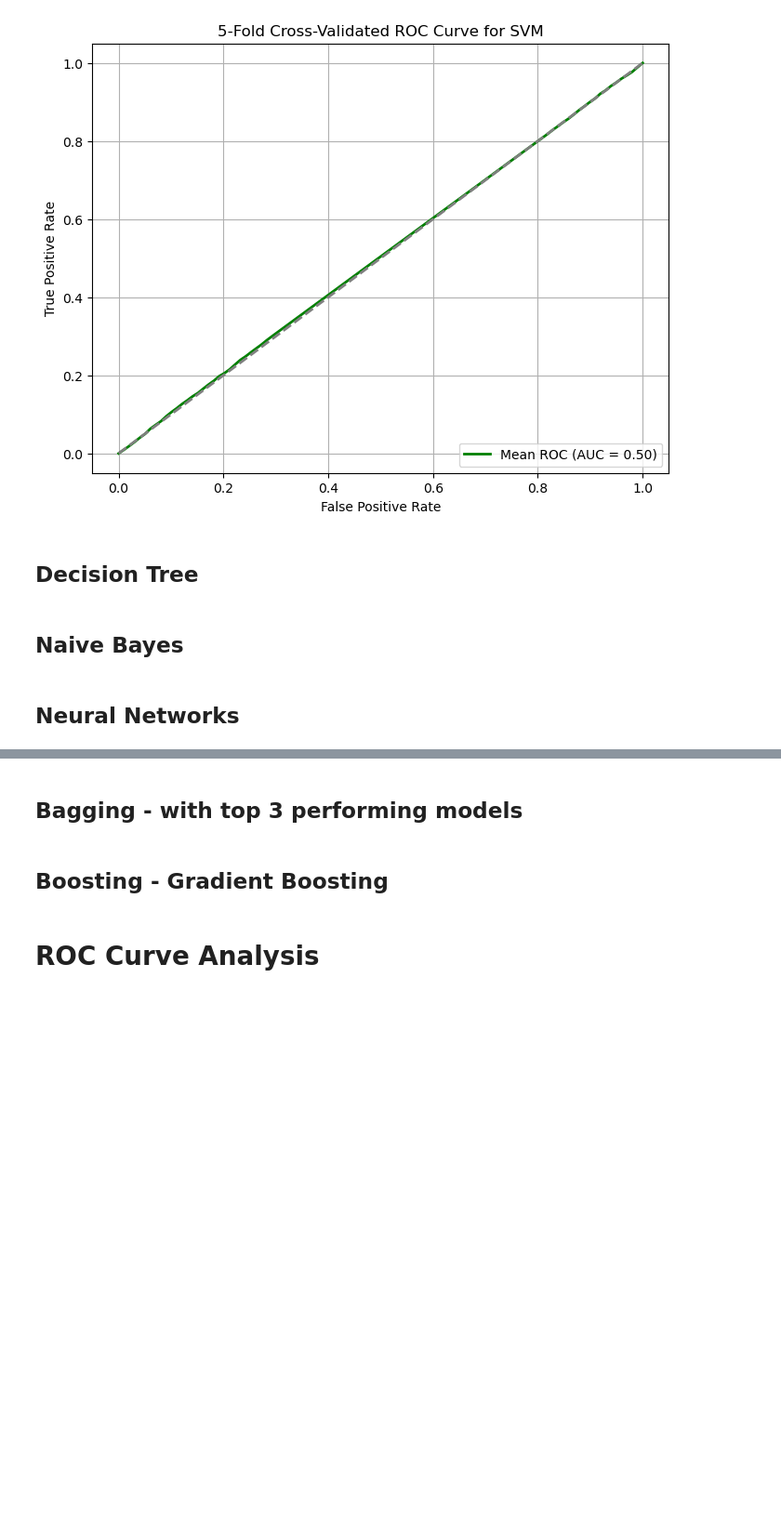
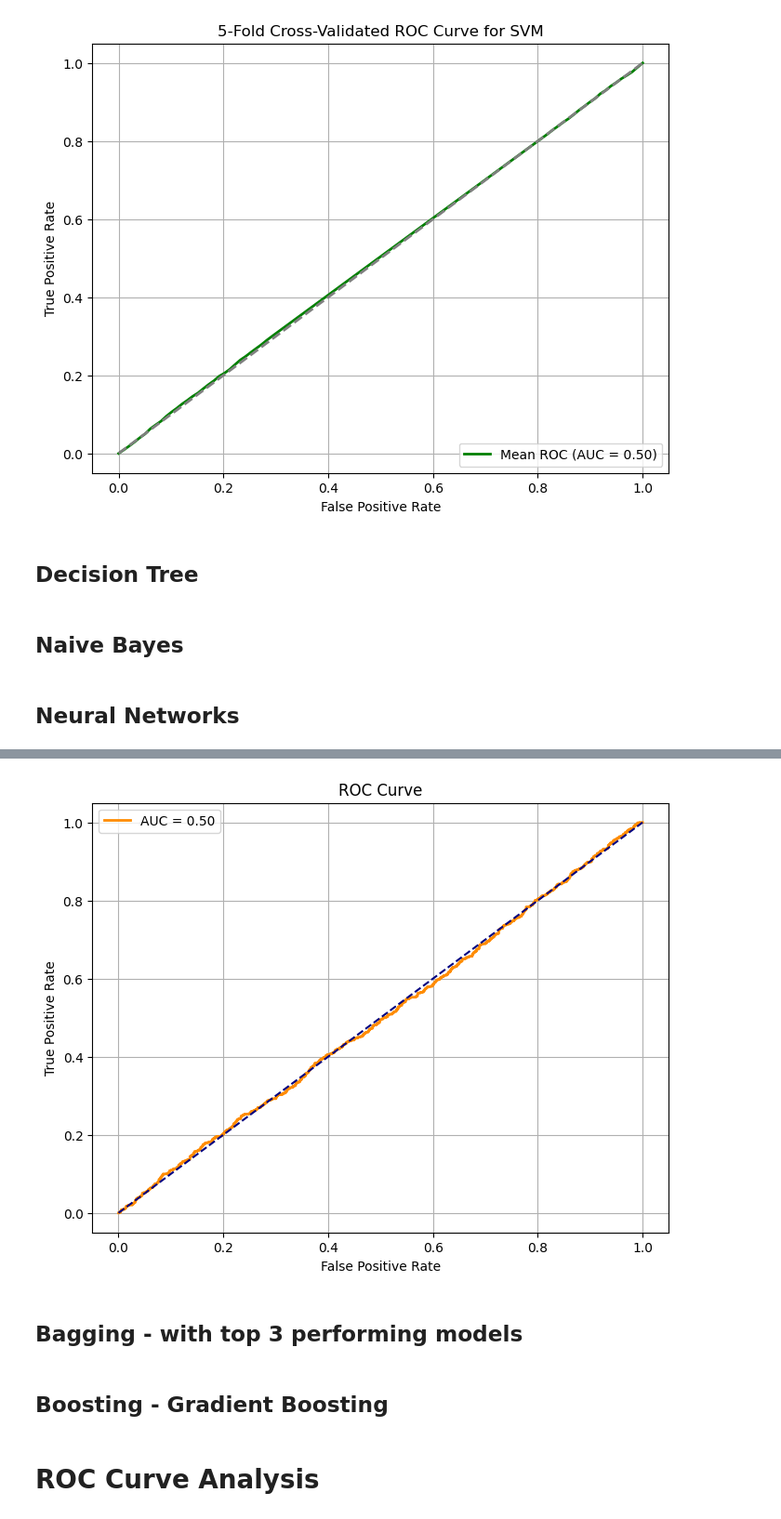
Before and after one commit to vaipos/Rate-Resume, a Jupyter notebook: Model_Dev.ipynb, the cells around one changed output, grey strips where cells are left out. Shown at 93% size. Drawn from its saved outputs; the diff is of its cells as text; code cells hidden in the pictures; blank space fills up the shorter version.

Commit message:
Neural Network architecture, eval, and ROC

```diff
--- a/Model_Dev.ipynb
+++ b/Model_Dev.ipynb
@@ -242,3 +276,94 @@ ROC AUC: 0.50
 ## Naive Bayes
 # %% [markdown]
 ## Neural Networks
+# %%
+import numpy as np
+import pandas as pd
+from tensorflow.keras.models import Sequential
+from tensorflow.keras.layers import Dense, Dropout, BatchNormalization, LeakyReLU
+from tensorflow.keras.optimizers import Adam
+from tensorflow.keras.callbacks import EarlyStopping, ReduceLROnPlateau
+from sklearn.metrics import f1_score, roc_curve, auc, classification_report
+import matplotlib.pyplot as plt
+
+# Class weight tuning (you can use sklearn's compute_class_weight for more precision)
+class_weights = {0: 1., 1: 10.}  # Try reducing from 20 to 10 for more stability
+
+# Build the model
+model = Sequential()
+model.add(Dense(256, input_shape=(X_train.shape[1],)))  # More neurons in first layer
+model.add(BatchNormalization())  # Helps with convergence
+model.add(LeakyReLU(alpha=0.01))
+model.add(Dropout(0.5))  # Slightly higher dropout to reduce overfitting
+
+model.add(Dense(128))
+model.add(BatchNormalization())
+model.add(LeakyReLU(alpha=0.01))
+model.add(Dropout(0.4))
+
+model.add(Dense(64))
+model.add(LeakyReLU(alpha=0.01))
+model.add(Dropout(0.3))  # Slightly less dropout deeper into the network
+
+model.add(Dense(1, activation='sigmoid'))
+
+# Compile the model
+model.compile(
+    optimizer=Adam(learning_rate=5e-5),  # Lowered LR for better convergence
+    loss='binary_crossentropy',
+    metrics=['accuracy', 'AUC']
+)
+
+from tensorflow.keras.callbacks import EarlyStopping, ReduceLROnPlateau
+
+early_stop = EarlyStopping(
+    monitor='val_auc',       # Stop when validation AUC stops improving
+    mode='max',              # Because higher AUC is better
+    patience=5,              # Wait 5 epochs with no improvement
+    restore_best_weights=True,
+    verbose=1
+)
+
+reduce_lr = ReduceLROnPlateau(
+    monitor='val_loss',
+    factor=0.5,
+    patience=3,
+    verbose=1
+)
+
+
+# Train the model
+history = model.fit(
+    X_train, y_train,
+    validation_data=(X_test, y_test),
+    epochs=60,
+    batch_size=32,
+    callbacks=[early_stop, reduce_lr],
+    class_weight=class_weights,
+    verbose=1
+)
+
+# Predict
+y_prob = model.predict(X_test).ravel()
+y_pred = (y_prob > 0.5).astype("int32")
+
+# Evaluation
+f1 = f1_score(y_test, y_pred)
+print(f"F1 Score: {f1:.4f}")
+print(classification_report(y_test, y_pred))
+
+# ROC Curve
+fpr, tpr, _ = roc_curve(y_test, y_prob)
+roc_auc = auc(fpr, tpr)
+
+# Plot
+plt.figure(figsize=(8, 6))
+plt.plot(fpr, tpr, label=f"AUC = {roc_auc:.2f}", color="darkorange", lw=2)
+plt.plot([0, 1], [0, 1], linestyle="--", color="navy")
+plt.xlabel("False Positive Rate")
+plt.ylabel("True Positive Rate")
+plt.title("ROC Curve")
+plt.legend()
+plt.grid(True)
+plt.show()
+# %% [output]
@@ -245,3 +391,4 @@ ROC AUC: 0.50
+[figure, added]
 # %% [markdown]
 ## Bagging - with top 3 performing models
 # %% [markdown]
```
Also changed, not shown: parts of 5 cells of this notebook.
